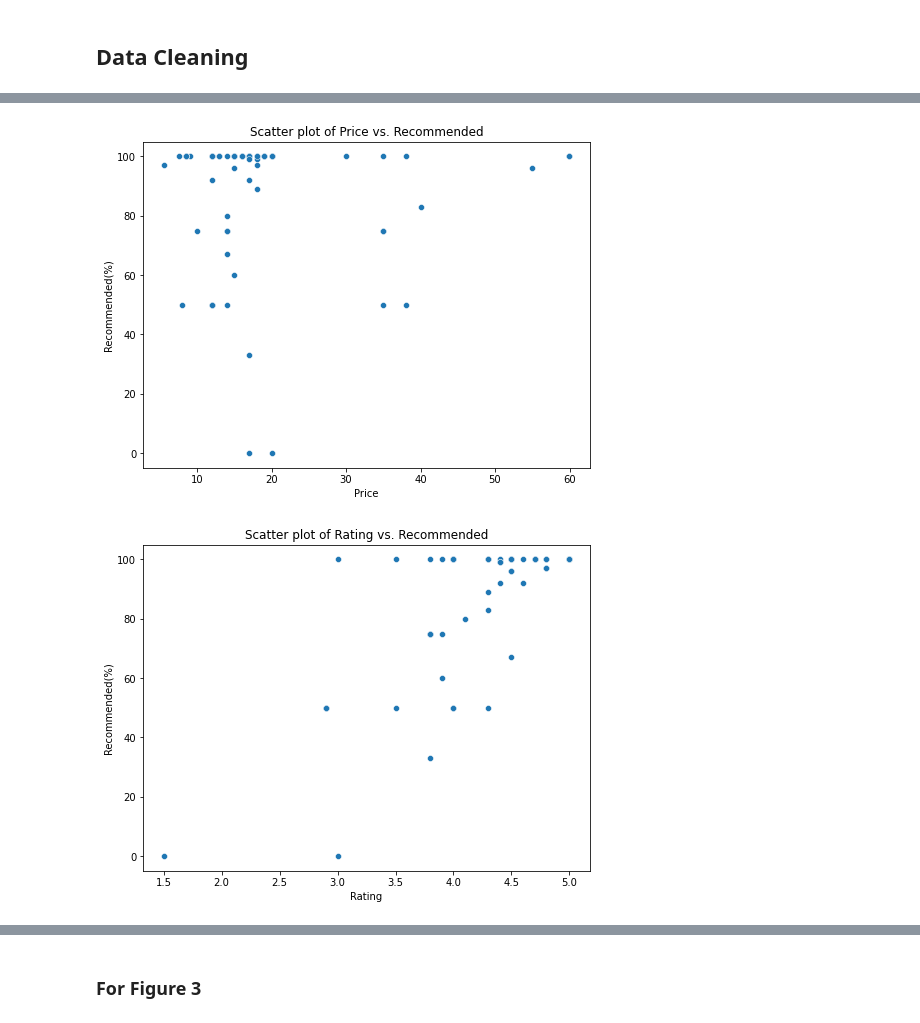
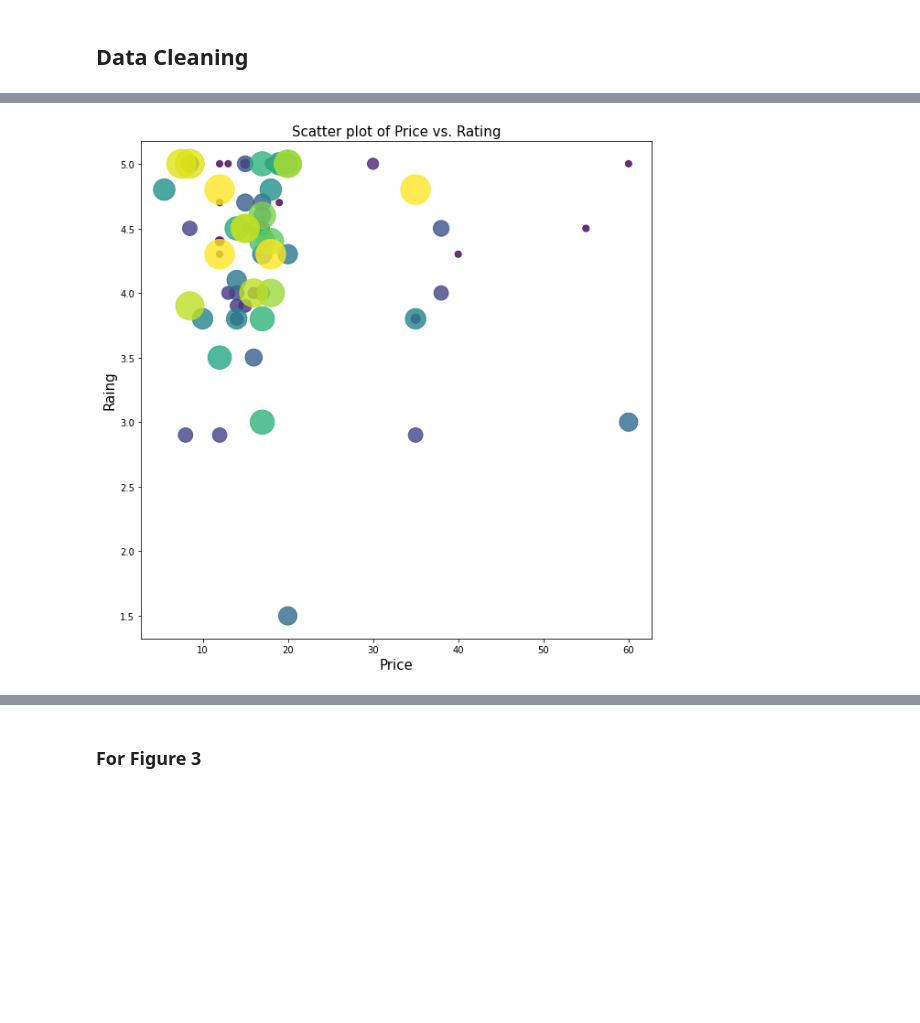
Before and after one commit to com-480-data-visualization/project-2023-kingdom_of_kaffa, a Jupyter notebook: dataset_analysis/kofio_da.ipynb, the cells around one changed output, grey strips where cells are left out. Cells and saved outputs as stored; diff of their text form; code cells hidden in the pictures; blank space fills up the shorter version.

Commit message:
Add figure for brands/price/rating

```diff
--- a/dataset_analysis/kofio_da.ipynb
+++ b/dataset_analysis/kofio_da.ipynb
@@ -133,16 +98,19 @@ plt.show()
-# %%
-plt.figure(figsize=(8, 6))
-sns.scatterplot(x='Price', y='Recommended', data=df_fig2)
-plt.title('Scatter plot of Price vs. Recommended')
-plt.ylabel('Recommended(%)')
-plt.show()
-# %% [output]
-[figure, removed]
-# %%
-plt.figure(figsize=(8, 6))
-sns.scatterplot(x='Rating', y='Recommended', data=df_fig2)
-plt.title('Scatter plot of Rating vs. Recommended')
-plt.ylabel('Recommended(%)')
-plt.show()
-# %% [output]
-[figure, removed]
+# %%
+x, y  = df_fig2["Price"], df_fig2["Rating"]
+plt.figure(figsize=(10, 10))
+
+unique_vals, label_indices = pd.factorize(df_fig2["Roastery"])
+unique_vals += 1 # this is done to remove value 0
+plt.scatter(x, y, c=unique_vals, s=unique_vals*50, alpha=0.8)
+plt.xlabel("Price", fontsize=15)
+plt.ylabel("Raing", fontsize=15)
+plt.title("Scatter plot of Price vs. Rating", fontsize=15)
+plt.show()
+
+# alternative display:
+# plt.figure(figsize=(8, 6))
+# sns.scatterplot(x='Price', y='Rating', data=df_fig2)
+# plt.title('Scatter plot of Price vs. Rating')
+# plt.show()
+# %% [output]
+[figure, added]
```
Also changed, not shown: parts of 17 cells of this notebook.
